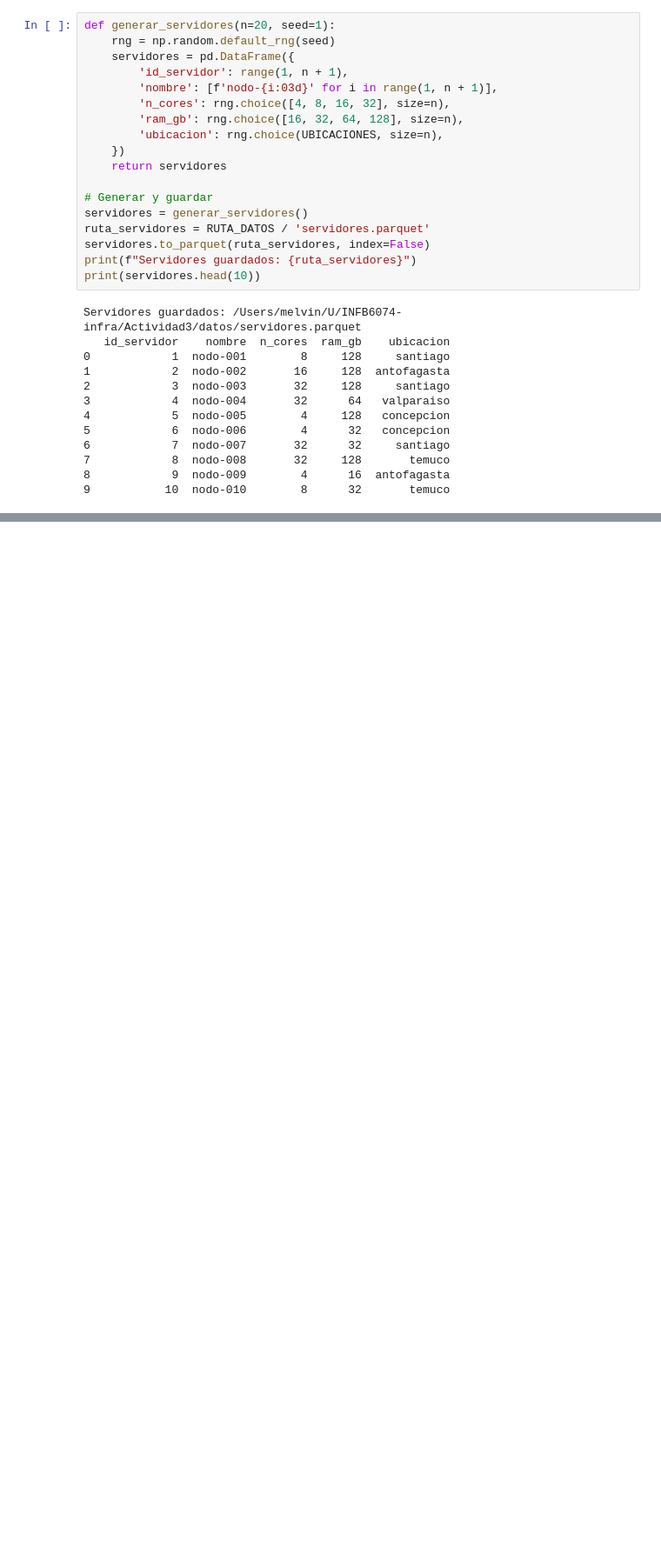
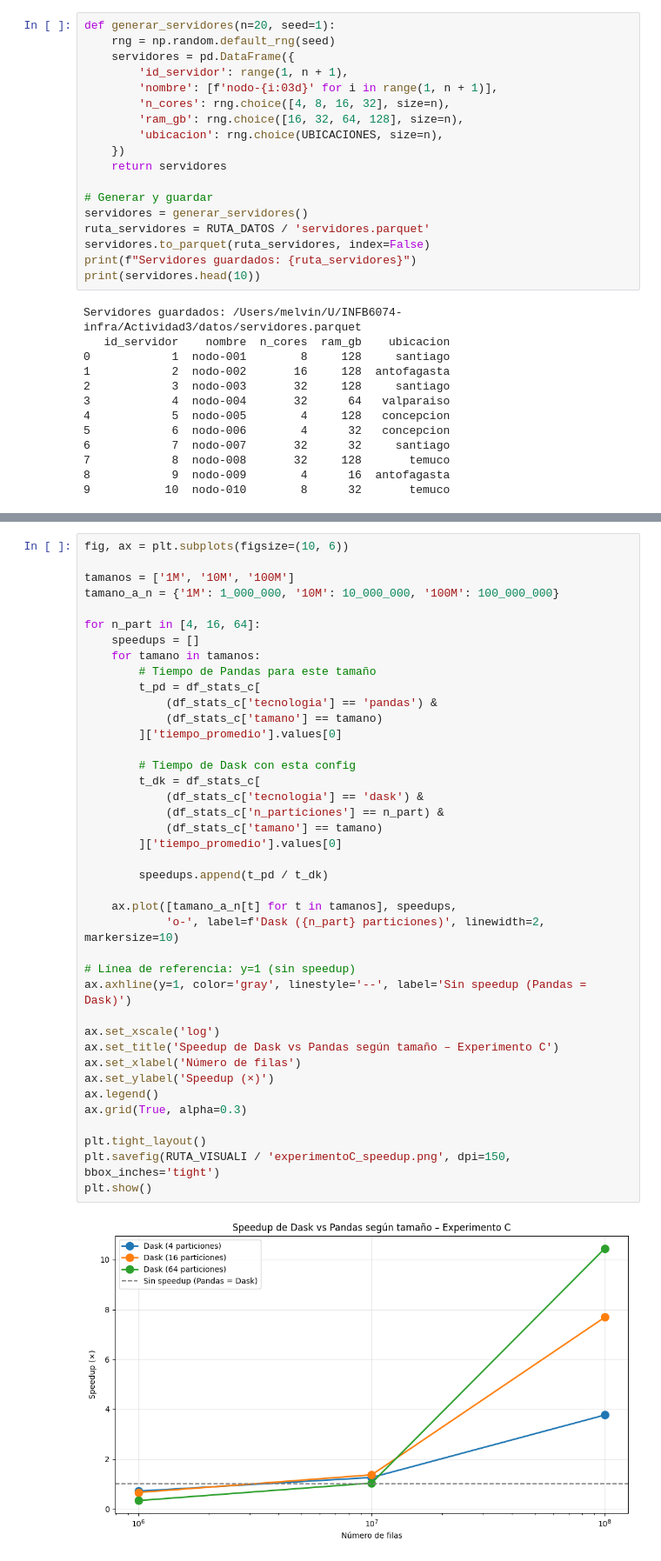
Before and after one commit to Cristian-Vergara/INFB6074-infra, a Jupyter notebook: Actividad3/experimentos/experimento_C.ipynb, the cells around one changed output, grey strips where cells are left out. Shown at 87% size. Drawn from its saved outputs; the diff is of its cells as text; blank space fills up the shorter version.

```diff
--- a/Actividad3/experimentos/experimento_C.ipynb
+++ b/Actividad3/experimentos/experimento_C.ipynb
@@ -216,0 +492,42 @@ Filas resultado: 35
+# %%
+fig, ax = plt.subplots(figsize=(10, 6))
+
+tamanos = ['1M', '10M', '100M']
+tamano_a_n = {'1M': 1_000_000, '10M': 10_000_000, '100M': 100_000_000}
+
+for n_part in [4, 16, 64]:
+    speedups = []
+    for tamano in tamanos:
+        # Tiempo de Pandas para este tamaño
+        t_pd = df_stats_c[
+            (df_stats_c['tecnologia'] == 'pandas') &
+            (df_stats_c['tamano'] == tamano)
+        ]['tiempo_promedio'].values[0]
+
+        # Tiempo de Dask con esta config
+        t_dk = df_stats_c[
+            (df_stats_c['tecnologia'] == 'dask') &
+            (df_stats_c['n_particiones'] == n_part) &
+            (df_stats_c['tamano'] == tamano)
+        ]['tiempo_promedio'].values[0]
+
+        speedups.append(t_pd / t_dk)
+
+    ax.plot([tamano_a_n[t] for t in tamanos], speedups,
+            'o-', label=f'Dask ({n_part} particiones)', linewidth=2, markersize=10)
+
+# Línea de referencia: y=1 (sin speedup)
+ax.axhline(y=1, color='gray', linestyle='--', label='Sin speedup (Pandas = Dask)')
+
+ax.set_xscale('log')
+ax.set_title('Speedup de Dask vs Pandas según tamaño – Experimento C')
+ax.set_xlabel('Número de filas')
+ax.set_ylabel('Speedup (×)')
+ax.legend()
+ax.grid(True, alpha=0.3)
+
+plt.tight_layout()
+plt.savefig(RUTA_VISUALI / 'experimentoC_speedup.png', dpi=150, bbox_inches='tight')
+plt.show()
+# %% [output]
+[figure, added]
```
Also changed, not shown: parts of 27 cells of this notebook, 7 other files.
